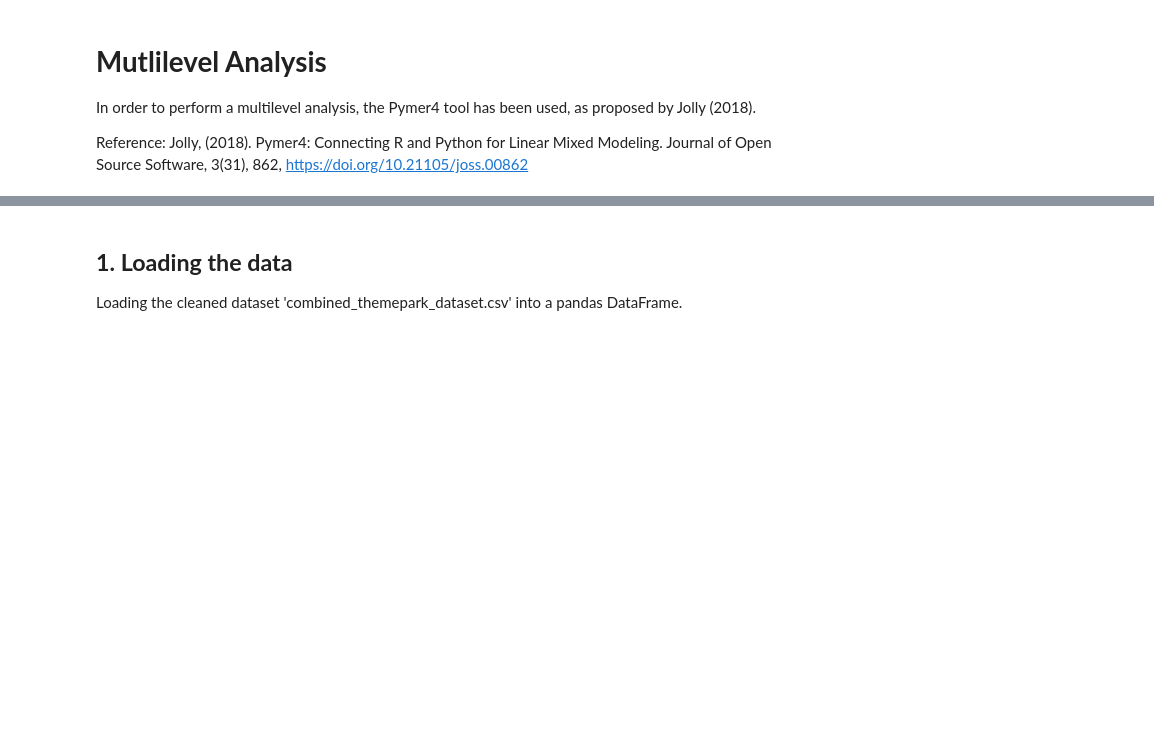
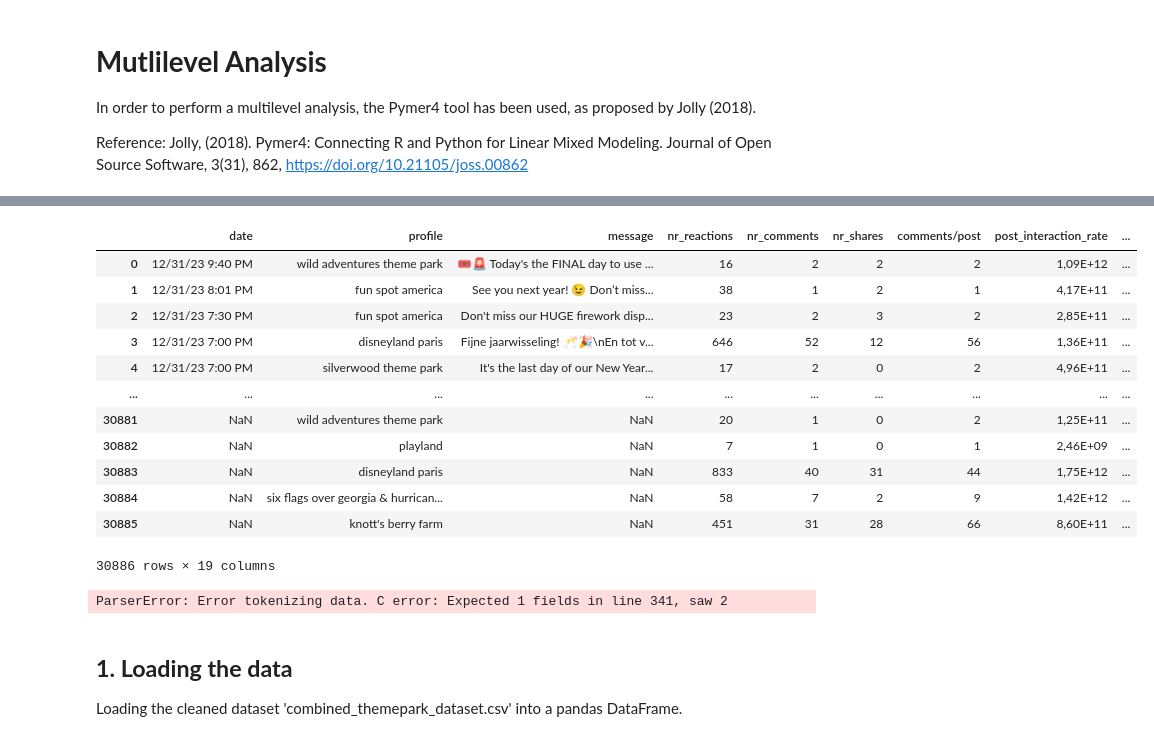
Before and after one commit to crlhbs/Group1_MarketingStrategy, a Jupyter notebook: Multi-level_Analysis.ipynb, the cells around one changed output, grey strips where cells are left out. Cells and saved outputs as stored; diff of their text form; code cells hidden in the pictures; blank space fills up the shorter version.

```diff
--- a/Multi-level_Analysis.ipynb
+++ b/Multi-level_Analysis.ipynb
@@ -21,3 +159,62 @@ from pymer4.utils import get_resource_path
+# %%
+folder_path = '02_new dataframes'
+dfs = []
+
+# Define data type conversions for specific columns
+dtype_conversions = {'has_emoji': int}  # Replace 'column_name' with the actual column name and data type
+
+for filename in os.listdir(folder_path):
+    if filename.endswith('.csv'):
+        file_path = os.path.join(folder_path, filename)
+        df = pd.read_csv(file_path, dtype=dtype_conversions)  # Apply data type conversions
+        dfs.append(df)
+
+# Concatenate DataFrames
+merged_df = pd.concat(dfs, ignore_index=True)
+
+# Drop columns with all NaN values
+merged_df.dropna(axis=1, how='all', inplace=True)
+
+
+merged_df
+# %% [output]
+|  | date | profile | message | nr_reactions | nr_comments | nr_shares | comments/post | post_interaction_rate | ... |
+| 0 | 12/31/23 9:40 PM | wild adventures theme park | 🎟️🚨 Today's the FINAL day to use ... | 16 | 2 | 2 | 2 | 1,09E+12 | ... |
+| 1 | 12/31/23 8:01 PM | fun spot america | See you next year! 😉 Don’t miss... | 38 | 1 | 2 | 1 | 4,17E+11 | ... |
+| 2 | 12/31/23 7:30 PM | fun spot america | Don't miss our HUGE firework disp... | 23 | 2 | 3 | 2 | 2,85E+11 | ... |
+| 3 | 12/31/23 7:00 PM | disneyland paris | Fijne jaarwisseling! 🥂🎉\nEn tot v... | 646 | 52 | 12 | 56 | 1,36E+11 | ... |
+| 4 | 12/31/23 7:00 PM | silverwood theme park | It's the last day of our New Year... | 17 | 2 | 0 | 2 | 4,96E+11 | ... |
+| ... | ... | ... | ... | ... | ... | ... | ... | ... | ... |
+| 30881 | NaN | wild adventures theme park | NaN | 20 | 1 | 0 | 2 | 1,25E+11 | ... |
+| 30882 | NaN | playland | NaN | 7 | 1 | 0 | 1 | 2,46E+09 | ... |
+| 30883 | NaN | disneyland paris | NaN | 833 | 40 | 31 | 44 | 1,75E+12 | ... |
+| 30884 | NaN | six flags over georgia & hurrican... | NaN | 58 | 7 | 2 | 9 | 1,42E+12 | ... |
+| 30885 | NaN | knott's berry farm | NaN | 451 | 31 | 28 | 66 | 8,60E+11 | ... |
+30886 rows × 19 columns
+# %%
+# Define the folder path
+folder_path = '02_new dataframes'
+
+# Initialize an empty list to store DataFrames
+dfs = []
+
+# Read the first CSV file (H2_dataframe.csv)
+file_path_h2 = os.path.join(folder_path, 'H2_dataframe.csv')
+df_h2 = pd.read_csv(file_path_h2, delimiter=';')
+dfs.append(df_h2)
+
+# Read the second CSV file (H4_dataframe.csv)
+file_path_h4 = os.path.join(folder_path, 'H4_dataframe.csv')
+df_h4 = pd.read_csv(file_path_h4, delimiter=';')
+dfs.append(df_h4)
+
+# Concatenate the DataFrames
+merged_df = pd.concat(dfs, ignore_index=True)
+
+# Display the merged DataFrame
+print(merged_df)
+# %% [output]
+ParserError: Error tokenizing data. C error: Expected 1 fields in line 341, saw 2
 # %% [markdown]
 ## **1. Loading the data**
 
```
Also changed, not shown: parts of 12 cells of this notebook.
